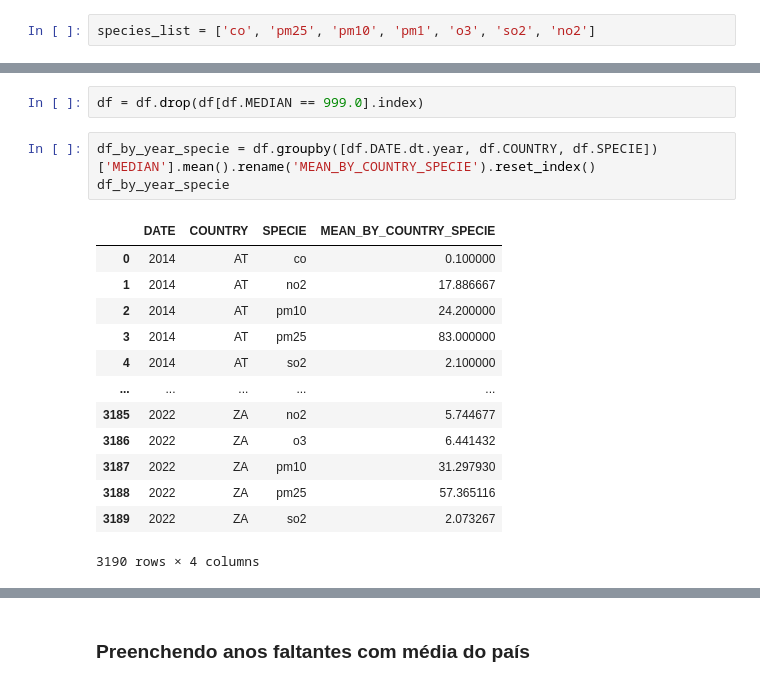
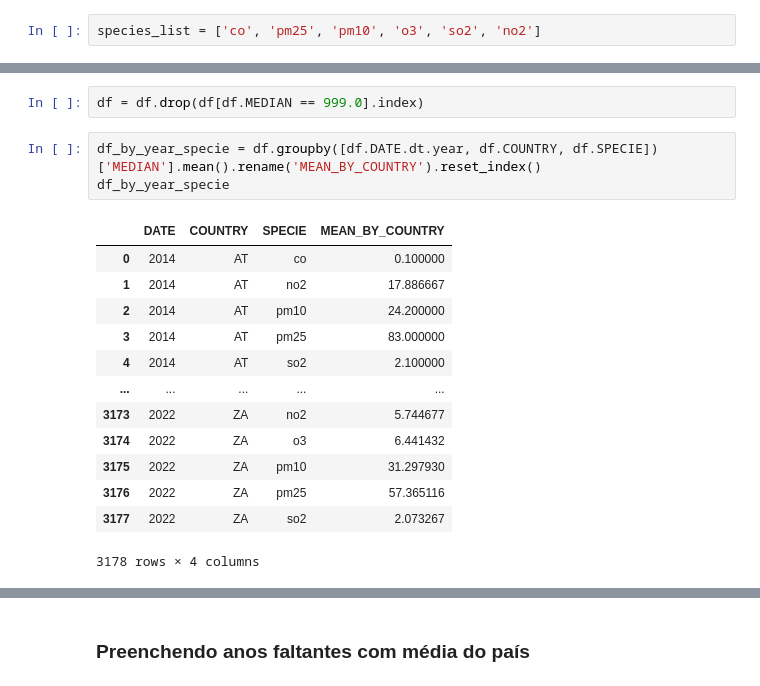
Before and after one commit to thiagorbernardo/UTFPR-Data-Science-CSB55, a Jupyter notebook: 02 - Analise exploratoria/iqar-analise-ar.ipynb, the cells around one changed output, grey strips where cells are left out. Saved outputs shown, nothing was run; the diff lists cells and outputs as text.

```diff
--- a/02 - Analise exploratoria/iqar-analise-ar.ipynb
+++ b/02 - Analise exploratoria/iqar-analise-ar.ipynb
@@ -96,7 +96,7 @@ print(species_list)
  - Dióxido de enxofre -> Chuvas Ácidas
  - Dióxido de nitrogénio -> Chuvas Ácidas
 # %%
-species_list = ['co', 'pm25', 'pm10', 'pm1', 'o3', 'so2', 'no2']
+species_list = ['co', 'pm25', 'pm10', 'o3', 'so2', 'no2']
 # %% [markdown]
 Filtrando só os gases que importam para a análise
 # %%
@@ -118,19 +118,19 @@ df[df['MEDIAN'].isnull()]
 # %%
 df = df.drop(df[df.MEDIAN == 999.0].index)
 # %%
-df_by_year_specie = df.groupby([df.DATE.dt.year, df.COUNTRY, df.SPECIE])['MEDIAN'].mean().rename('MEAN_BY_COUNTRY_SPECIE').reset_index()
+df_by_year_specie = df.groupby([df.DATE.dt.year, df.COUNTRY, df.SPECIE])['MEDIAN'].mean().rename('MEAN_BY_COUNTRY').reset_index()
 df_by_year_specie
 # %% [output]
-|  | DATE | COUNTRY | SPECIE | MEAN_BY_COUNTRY_SPECIE |
+|  | DATE | COUNTRY | SPECIE | MEAN_BY_COUNTRY |
 | 0 | 2014 | AT | co | 0.100000 |
 | 1 | 2014 | AT | no2 | 17.886667 |
 | 2 | 2014 | AT | pm10 | 24.200000 |
 | 3 | 2014 | AT | pm25 | 83.000000 |
 | 4 | 2014 | AT | so2 | 2.100000 |
 | ... | ... | ... | ... | ... |
-| 3185 | 2022 | ZA | no2 | 5.744677 |
-| 3186 | 2022 | ZA | o3 | 6.441432 |
-| 3187 | 2022 | ZA | pm10 | 31.297930 |
-| 3188 | 2022 | ZA | pm25 | 57.365116 |
-| 3189 | 2022 | ZA | so2 | 2.073267 |
+| 3173 | 2022 | ZA | no2 | 5.744677 |
+| 3174 | 2022 | ZA | o3 | 6.441432 |
+| 3175 | 2022 | ZA | pm10 | 31.297930 |
+| 3176 | 2022 | ZA | pm25 | 57.365116 |
+| 3177 | 2022 | ZA | so2 | 2.073267 |
-3190 rows × 4 columns
+3178 rows × 4 columns
```
Also changed, not shown: parts of 20 cells of this notebook, 8 other files.
